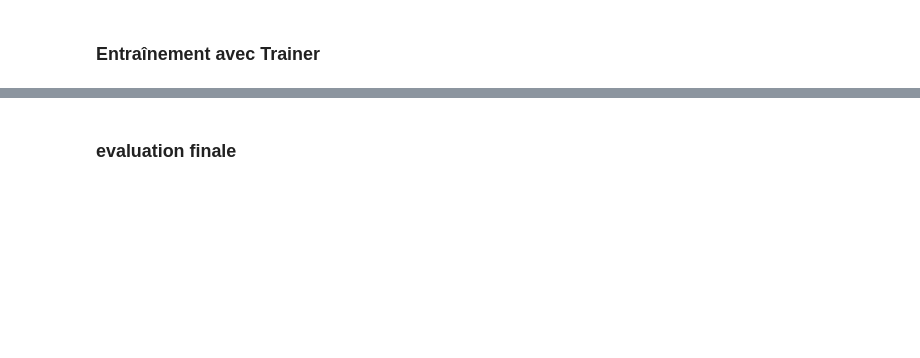
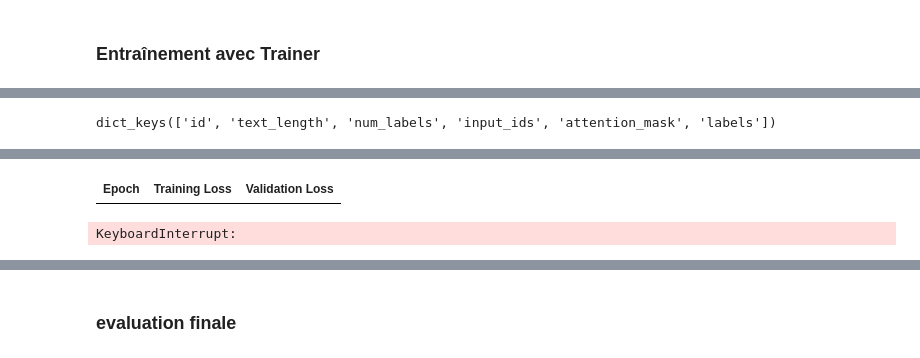
Before and after one commit to Luxchar/ReviewsGPT, a Jupyter notebook: notebooks/detecteur_emotion_yann.ipynb, the cells around one changed output, grey strips where cells are left out. Drawn from its saved outputs; the diff is of its cells as text; code cells hidden in the pictures; blank space fills up the shorter version.

Commit message:
advancing, need more memory for roberta i  imporved

```diff
--- a/notebooks/detecteur_emotion_yann.ipynb
+++ b/notebooks/detecteur_emotion_yann.ipynb
@@ -877,8 +1277,8 @@ tokenized_dataset = dataset.map(tokenize_function, batched=True)
 # %% [markdown]
 ### Format pour entraînement
 # %%
-# Supposons que tu as : label_cols = ["joy", "anger", ..., "neutral"]
-def format_labels(example):
-    return {"labels": [example[col] for col in label_cols]}
+def convert_labels(example):
+    example["labels"] = [float(example[col]) for col in emotion_columns]
+    return example
 
-tokenized_dataset = tokenized_dataset.map(format_labels)
+tokenized_dataset = tokenized_dataset.map(convert_labels)
@@ -891,8 +1333,12 @@ tokenized_dataset.set_format("torch")
 # %%
-from transformers import AutoModelForSequenceClassification
 
-model = AutoModelForSequenceClassification.from_pretrained(
+
+import transformers
+print(transformers.__version__)
+from transformers import RobertaForSequenceClassification
+
+model = RobertaForSequenceClassification.from_pretrained(
     "roberta-base",
-    problem_type="multi_label_classification",
-    num_labels=len(label_cols)
+    num_labels=29,
+    problem_type="multi_label_classification"
 )
@@ -901,9 +1399,12 @@ model = AutoModelForSequenceClassification.from_pretrained(
+# %%
+tokenized_dataset["train"][0].keys()
+# %% [output]
+dict_keys(['id', 'text_length', 'num_labels', 'input_ids', 'attention_mask', 'labels'])
 # %%
-from transformers import TrainingArguments, Trainer
+from transformers import TrainingArguments, Trainer, IntervalStrategy
 from sklearn.metrics import f1_score, hamming_loss
 import numpy as np
 import torch
-
 
 def compute_metrics(eval_pred):
     logits, labels = eval_pred
@@ -917,13 +1418,18 @@ def compute_metrics(eval_pred):
         "f1_macro": f1_score(y_true, y_pred, average="macro", zero_division=0),
         "hamming_loss": hamming_loss(y_true, y_pred),
     }
+def convert_labels_to_float(example):
+    example["labels"] = [float(x) for x in example["labels"]]
+    return example
+
 
 
 training_args = TrainingArguments(
     output_dir="./results",
-    evaluation_strategy="epoch",
-    save_strategy="epoch",
-    logging_strategy="epoch",
+    eval_strategy=IntervalStrategy.EPOCH,
+    save_strategy=IntervalStrategy.EPOCH,
+    logging_strategy=IntervalStrategy.EPOCH,
+    logging_dir="./logs",
     num_train_epochs=3,
     per_device_train_batch_size=16,
     per_device_eval_batch_size=32,
@@ -943,3 +1449,4 @@ trainer = Trainer(
 )
 
 trainer.train()
+# %% [output]
@@ -945,0 +1454,2 @@ trainer.train()
+| Epoch | Training Loss | Validation Loss |
+KeyboardInterrupt:
```
Also changed, not shown: parts of 77 cells of this notebook.
